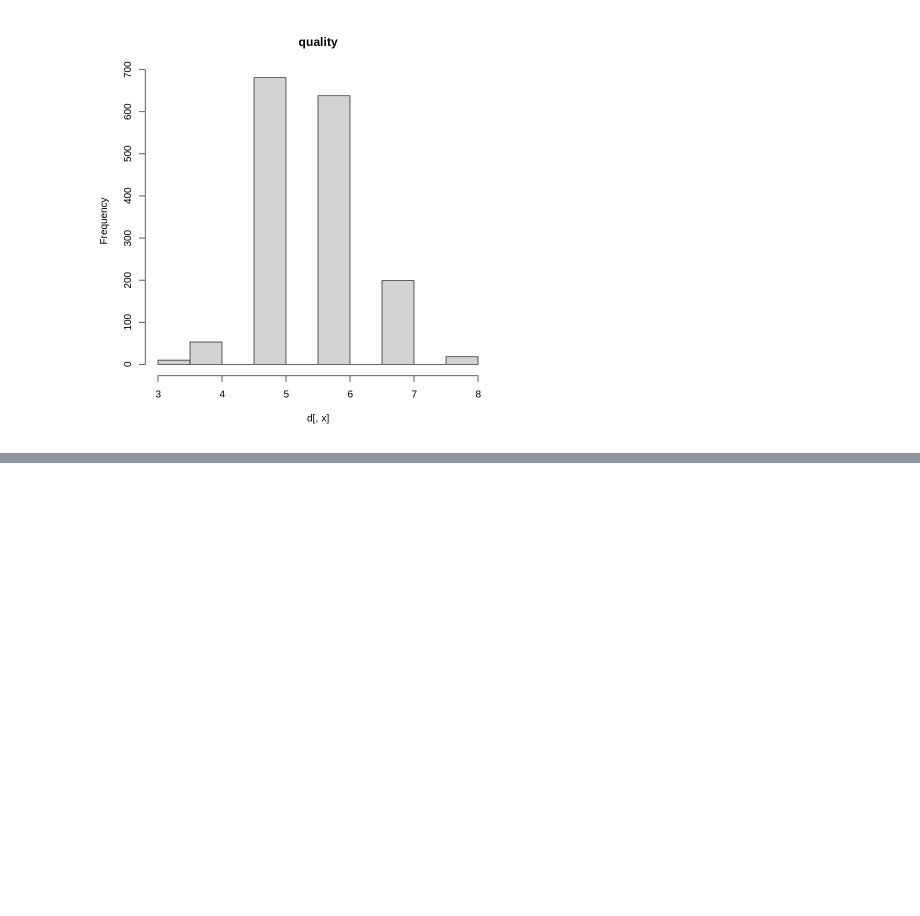
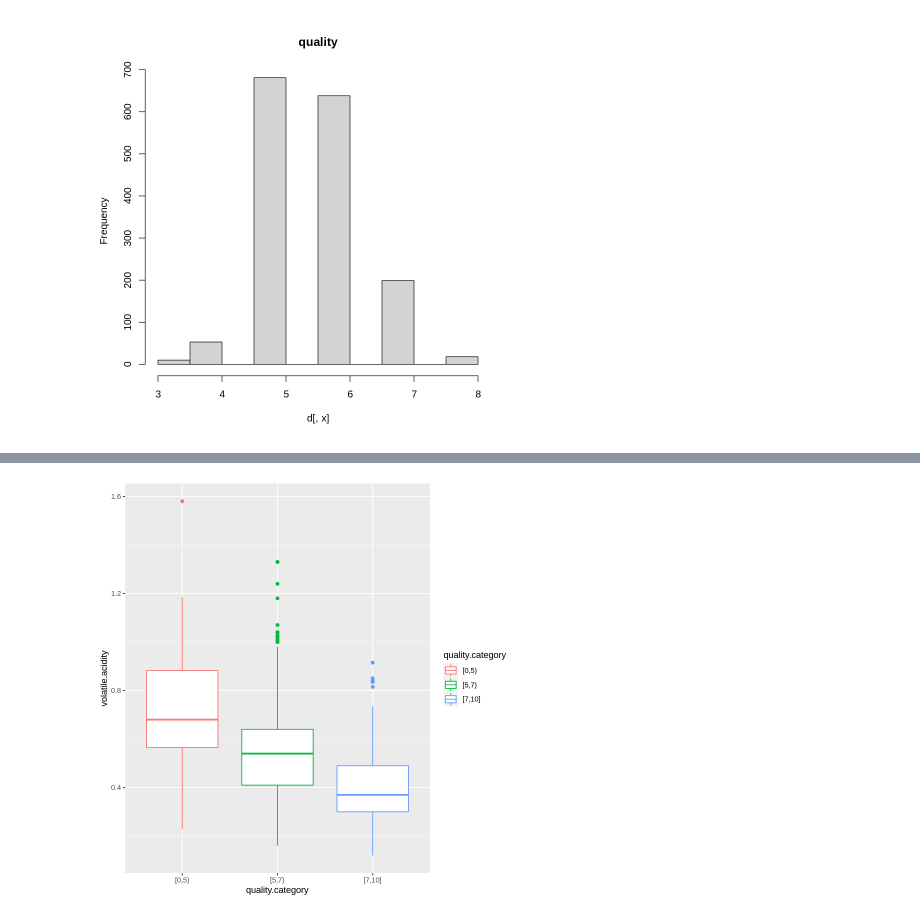
Before and after one commit to PIYALI-bhunia/R_programming, a Jupyter notebook: AssignmentR.ipynb, the cells around one changed output, grey strips where cells are left out. Saved outputs shown, nothing was run; the diff lists cells and outputs as text; code cells hidden in the pictures; blank space fills up the shorter version.

```diff
--- a/AssignmentR.ipynb
+++ b/AssignmentR.ipynb
@@ -242,0 +259,6 @@ for (x in 1:12) {
+# %%
+download.file(url, "wine.txt")
+df <- read.table("wine.txt", sep = ";", header = TRUE)
+head(df)
+breaks <- c(0, 5, 7, 10)
+df$quality.category <- cut(df$quality, breaks, include.lowest = TRUE, right = FALSE)
@@ -242,0 +275,8 @@ for (x in 1:12) {
+# %%
+breaks <- c(0, 5, 7, 10)
+df$quality.category <- cut(df$quality, breaks, include.lowest = TRUE, right = FALSE)
+# %%
+ggplot(data = df, aes(x = quality.category, y = volatile.acidity, color =quality.category)) +
+  geom_boxplot()
+# %% [output]
+[figure, added]
```
Also changed, not shown: parts of 14 cells of this notebook.
